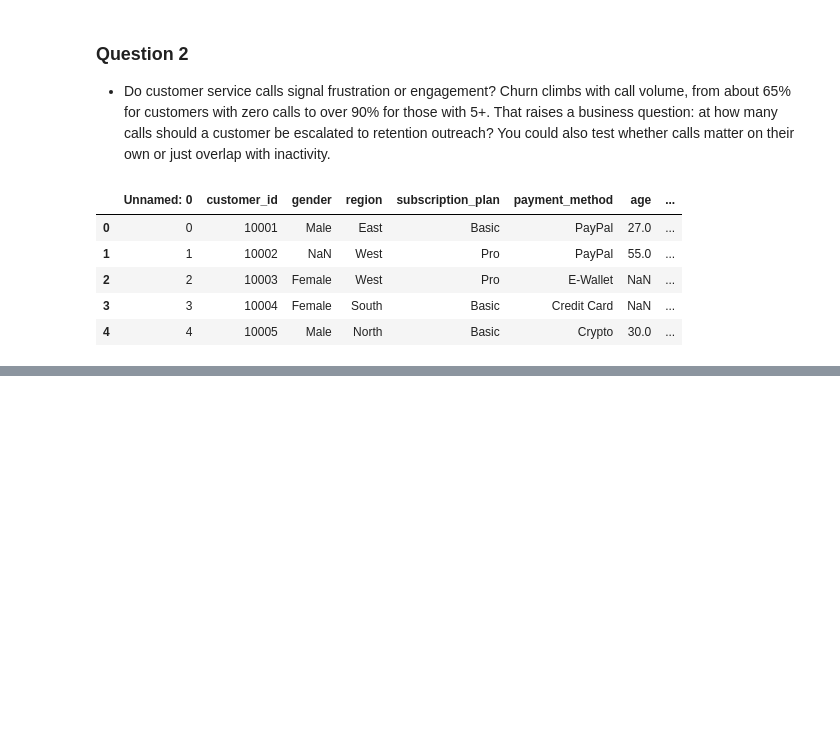
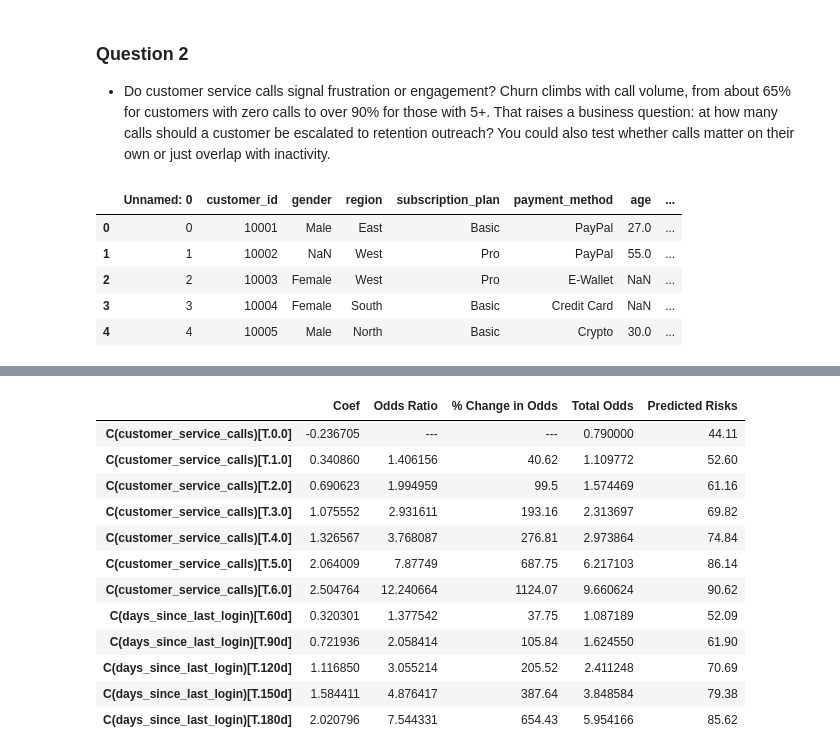
Before and after one commit to JL-Moreno021/Customer-Churn-Audit, a Jupyter notebook: Calls_Inactivity_Churn_Analysis/Calls_Inactivity_Churn_Analysis.ipynb, the cells around one changed output, grey strips where cells are left out. Saved outputs shown, nothing was run; the diff lists cells and outputs as text; code cells hidden in the pictures; blank space fills up the shorter version.

```diff
--- a/Calls_Inactivity_Churn_Analysis/Calls_Inactivity_Churn_Analysis.ipynb
+++ b/Calls_Inactivity_Churn_Analysis/Calls_Inactivity_Churn_Analysis.ipynb
@@ -55,0 +130,5 @@ cc_rate
+# %%
+formula = "churn ~ C(customer_service_calls)"
+model = smf.logit(formula, data=calls_churn).fit()
+model_summary = model.summary()
+model_summary
@@ -55,0 +312,40 @@ cc_rate
+# %%
+def odds_risks(model):
+    params = model.params.drop('Intercept',)
+    intercept = model.params.iloc[0]
+
+    odds_df = pd.DataFrame({
+        'Coef':params,
+        'Odds Ratio':np.exp(params),
+        r"% Change in Odds":round((np.exp(params)-1)*100,2),
+        'Total Odds':np.exp(params+intercept),
+        'Predicted Risks':round((np.exp(params+intercept)/(1+np.exp(params+intercept)))*100,2)
+    })
+
+    intercept_df = pd.DataFrame({
+        'Coef':intercept,
+        'Odds Ratio':'---',
+        r'% Change in Odds':'---',
+        'Total Odds': round(np.exp(intercept),2),
+        'Predicted Risks':round((np.exp(intercept)/(1+np.exp(intercept)))*100,2)
+    }, index=['C(customer_service_calls)[T.0.0]'])
+
+    results = pd.concat([intercept_df, odds_df])
+    return results
+
+cccc_logreg = odds_risks(model_2)
+cccc_logreg
+# %% [output]
+|  | Coef | Odds Ratio | % Change in Odds | Total Odds | Predicted Risks |
+| C(customer_service_calls)[T.0.0] | -0.236705 | --- | --- | 0.790000 | 44.11 |
+| C(customer_service_calls)[T.1.0] | 0.340860 | 1.406156 | 40.62 | 1.109772 | 52.60 |
+| C(customer_service_calls)[T.2.0] | 0.690623 | 1.994959 | 99.5 | 1.574469 | 61.16 |
+| C(customer_service_calls)[T.3.0] | 1.075552 | 2.931611 | 193.16 | 2.313697 | 69.82 |
+| C(customer_service_calls)[T.4.0] | 1.326567 | 3.768087 | 276.81 | 2.973864 | 74.84 |
+| C(customer_service_calls)[T.5.0] | 2.064009 | 7.87749 | 687.75 | 6.217103 | 86.14 |
+| C(customer_service_calls)[T.6.0] | 2.504764 | 12.240664 | 1124.07 | 9.660624 | 90.62 |
+| C(days_since_last_login)[T.60d] | 0.320301 | 1.377542 | 37.75 | 1.087189 | 52.09 |
+| C(days_since_last_login)[T.90d] | 0.721936 | 2.058414 | 105.84 | 1.624550 | 61.90 |
+| C(days_since_last_login)[T.120d] | 1.116850 | 3.055214 | 205.52 | 2.411248 | 70.69 |
+| C(days_since_last_login)[T.150d] | 1.584411 | 4.876417 | 387.64 | 3.848584 | 79.38 |
+| C(days_since_last_login)[T.180d] | 2.020796 | 7.544331 | 654.43 | 5.954166 | 85.62 |
```
Also changed, not shown: parts of 36 cells of this notebook, 2 other files.
